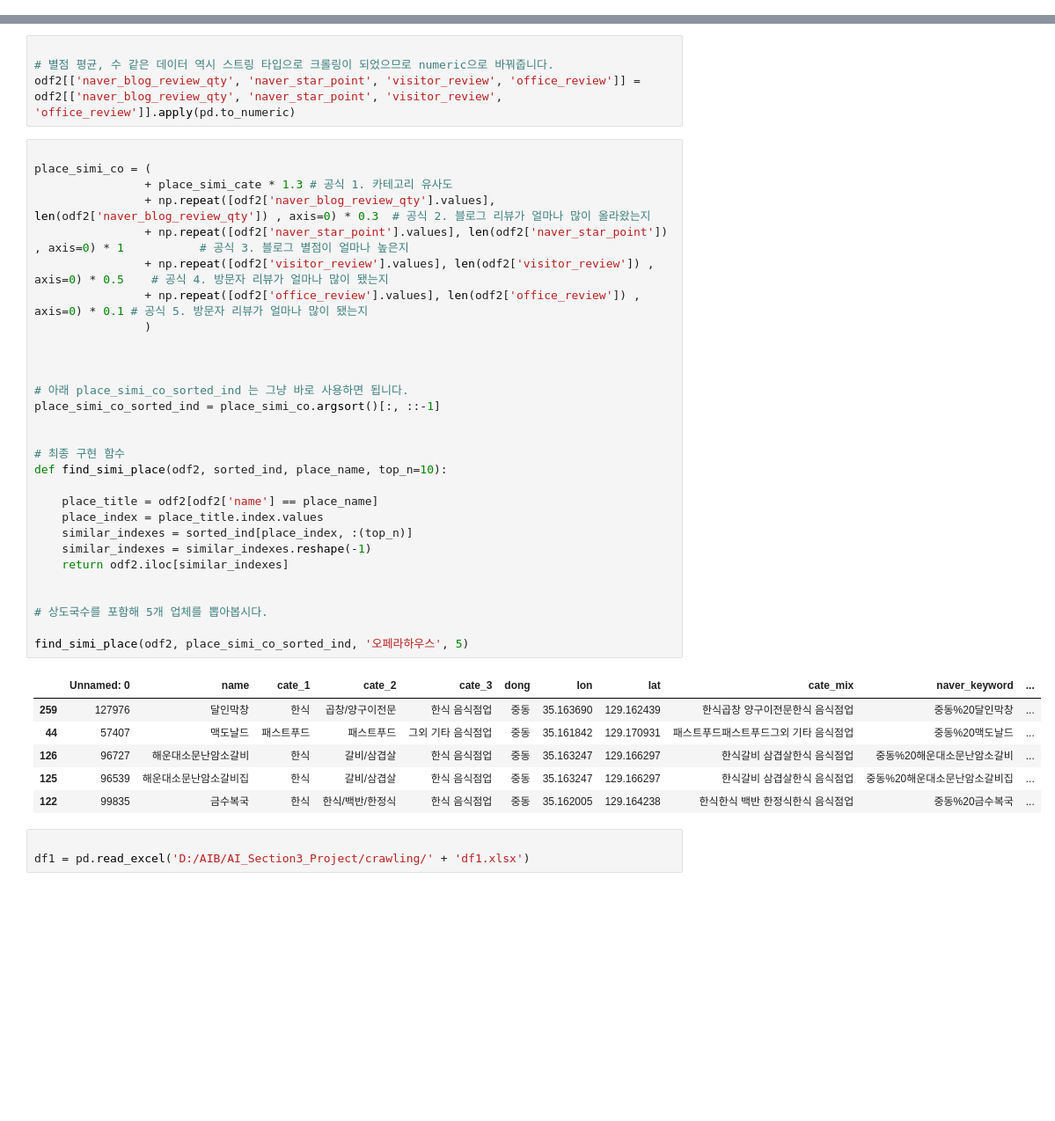
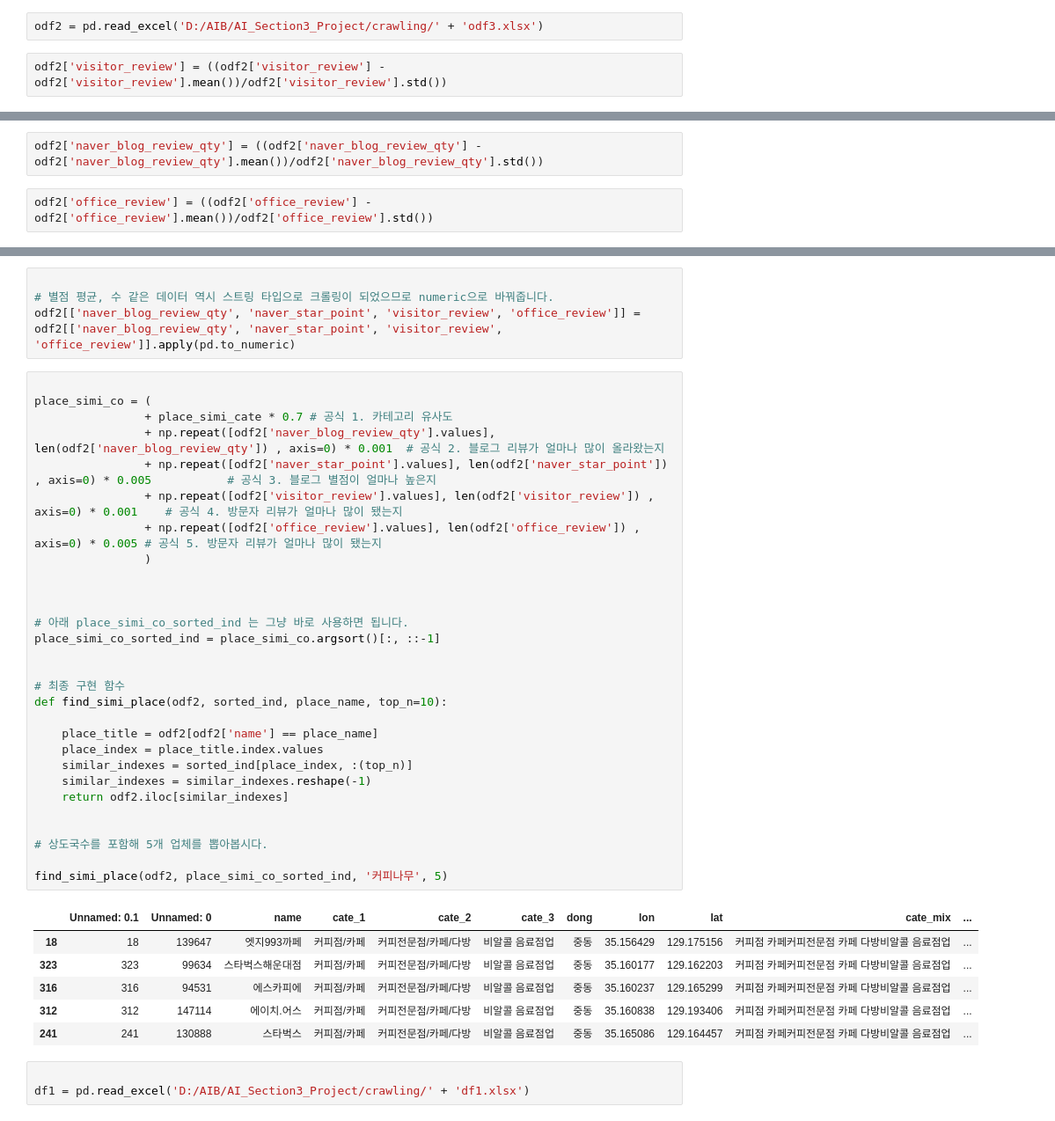
Before and after one commit to Huiseop123/AI_Section3_Project, a Jupyter notebook: main.ipynb, the cells around one changed output, grey strips where cells are left out. Shown at 88% size. Saved outputs shown, nothing was run; the diff lists cells and outputs as text; blank space fills up the shorter version.

```diff
--- a/main.ipynb
+++ b/main.ipynb
@@ -536,3 +536,7 @@ NameError: name 'odf' is not defined
 # %%
 
 odf2 = pd.read_excel('D:/AIB/AI_Section3_Project/crawling/' + 'odf2.xlsx')
+# %%
+odf2 = pd.read_excel('D:/AIB/AI_Section3_Project/crawling/' + 'odf3.xlsx')
+# %%
+odf2['visitor_review'] = ((odf2['visitor_review'] - odf2['visitor_review'].mean())/odf2['visitor_review'].std())
@@ -539,3 +558,7 @@ odf2 = pd.read_excel('D:/AIB/AI_Section3_Project/crawling/' + 'odf2.xlsx')
+# %%
+odf2['naver_blog_review_qty'] = ((odf2['naver_blog_review_qty'] - odf2['naver_blog_review_qty'].mean())/odf2['naver_blog_review_qty'].std())
+# %%
+odf2['office_review'] = ((odf2['office_review'] - odf2['office_review'].mean())/odf2['office_review'].std())
 # %%
 
 print(odf2.shape)
@@ -556,39 +579,39 @@ odf2[['naver_blog_review_qty', 'naver_star_point', 'visitor_review', 'office_rev
 # %%
 
 place_simi_co = (
-                + place_simi_cate * 1.3 # 공식 1. 카테고리 유사도
-                + np.repeat([odf2['naver_blog_review_qty'].values], len(odf2['naver_blog_review_qty']) , axis=0) * 0.3  # 공식 2. 블로그 리뷰가 얼마나 많이 올라왔는지
-                + np.repeat([odf2['naver_star_point'].values], len(odf2['naver_star_point']) , axis=0) * 1           # 공식 3. 블로그 별점이 얼마나 높은지
-                + np.repeat([odf2['visitor_review'].values], len(odf2['visitor_review']) , axis=0) * 0.5    # 공식 4. 방문자 리뷰가 얼마나 많이 됐는지
-                + np.repeat([odf2['office_review'].values], len(odf2['office_review']) , axis=0) * 0.1 # 공식 5. 방문자 리뷰가 얼마나 많이 됐는지
+                + place_simi_cate * 0.7 # 공식 1. 카테고리 유사도
+                + np.repeat([odf2['naver_blog_review_qty'].values], len(odf2['naver_blog_review_qty']) , axis=0) * 0.001  # 공식 2. 블로그 리뷰가 얼마나 많이 올라왔는지
+                + np.repeat([odf2['naver_star_point'].values], len(odf2['naver_star_point']) , axis=0) * 0.005           # 공식 3. 블로그 별점이 얼마나 높은지
+                + np.repeat([odf2['visitor_review'].values], len(odf2['visitor_review']) , axis=0) * 0.001    # 공식 4. 방문자 리뷰가 얼마나 많이 됐는지
+                + np.repeat([odf2['office_review'].values], len(odf2['office_review']) , axis=0) * 0.005 # 공식 5. 방문자 리뷰가 얼마나 많이 됐는지
                 )
 
 
 
 # 아래 place_simi_co_sorted_ind 는 그냥 바로 사용하면 됩니다.
 place_simi_co_sorted_ind = place_simi_co.argsort()[:, ::-1]
 
 
 # 최종 구현 함수
 def find_simi_place(odf2, sorted_ind, place_name, top_n=10):
 
     place_title = odf2[odf2['name'] == place_name]
     place_index = place_title.index.values
     similar_indexes = sorted_ind[place_index, :(top_n)]
     similar_indexes = similar_indexes.reshape(-1)
     return odf2.iloc[similar_indexes]
 
 
 # 상도국수를 포함해 5개 업체를 뽑아봅시다.
 
-find_simi_place(odf2, place_simi_co_sorted_ind, '오페라하우스', 5)
+find_simi_place(odf2, place_simi_co_sorted_ind, '커피나무', 5)
 # %% [output]
-|  | Unnamed: 0 | name | cate_1 | cate_2 | cate_3 | dong | lon | lat | cate_mix | naver_keyword | ... |
-| 259 | 127976 | 달인막창 | 한식 | 곱창/양구이전문 | 한식 음식점업 | 중동 | 35.163690 | 129.162439 | 한식곱창 양구이전문한식 음식점업 | 중동%20달인막창 | ... |
-| 44 | 57407 | 맥도날드 | 패스트푸드 | 패스트푸드 | 그외 기타 음식점업 | 중동 | 35.161842 | 129.170931 | 패스트푸드패스트푸드그외 기타 음식점업 | 중동%20맥도날드 | ... |
-| 126 | 96727 | 해운대소문난암소갈비 | 한식 | 갈비/삼겹살 | 한식 음식점업 | 중동 | 35.163247 | 129.166297 | 한식갈비 삼겹살한식 음식점업 | 중동%20해운대소문난암소갈비 | ... |
-| 125 | 96539 | 해운대소문난암소갈비집 | 한식 | 갈비/삼겹살 | 한식 음식점업 | 중동 | 35.163247 | 129.166297 | 한식갈비 삼겹살한식 음식점업 | 중동%20해운대소문난암소갈비집 | ... |
-| 122 | 99835 | 금수복국 | 한식 | 한식/백반/한정식 | 한식 음식점업 | 중동 | 35.162005 | 129.164238 | 한식한식 백반 한정식한식 음식점업 | 중동%20금수복국 | ... |
+|  | Unnamed: 0.1 | Unnamed: 0 | name | cate_1 | cate_2 | cate_3 | dong | lon | lat | cate_mix | ... |
+| 18 | 18 | 139647 | 엣지993까페 | 커피점/카페 | 커피전문점/카페/다방 | 비알콜 음료점업 | 중동 | 35.156429 | 129.175156 | 커피점 카페커피전문점 카페 다방비알콜 음료점업 | ... |
+| 323 | 323 | 99634 | 스타벅스해운대점 | 커피점/카페 | 커피전문점/카페/다방 | 비알콜 음료점업 | 중동 | 35.160177 | 129.162203 | 커피점 카페커피전문점 카페 다방비알콜 음료점업 | ... |
+| 316 | 316 | 94531 | 에스카피에 | 커피점/카페 | 커피전문점/카페/다방 | 비알콜 음료점업 | 중동 | 35.160237 | 129.165299 | 커피점 카페커피전문점 카페 다방비알콜 음료점업 | ... |
+| 312 | 312 | 147114 | 에이치.어스 | 커피점/카페 | 커피전문점/카페/다방 | 비알콜 음료점업 | 중동 | 35.160838 | 129.193406 | 커피점 카페커피전문점 카페 다방비알콜 음료점업 | ... |
+| 241 | 241 | 130888 | 스타벅스 | 커피점/카페 | 커피전문점/카페/다방 | 비알콜 음료점업 | 중동 | 35.165086 | 129.164457 | 커피점 카페커피전문점 카페 다방비알콜 음료점업 | ... |
 # %%
 
 df1 = pd.read_excel('D:/AIB/AI_Section3_Project/crawling/' + 'df1.xlsx')
```
Also changed, not shown: parts of 4 cells of this notebook, 3 other files.
